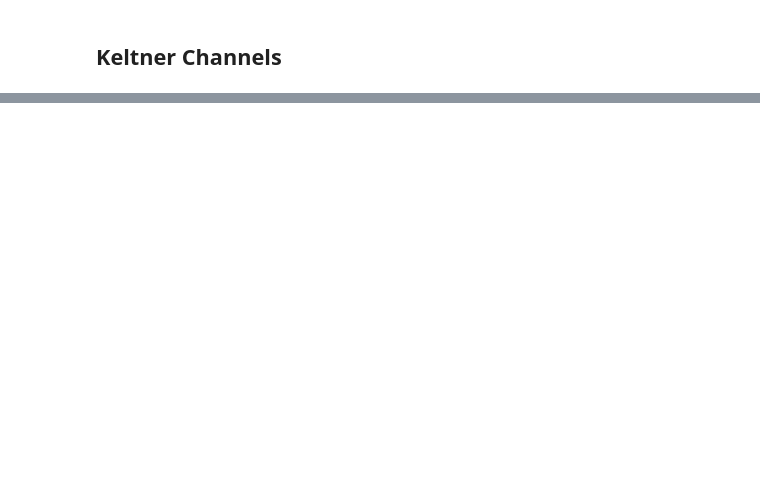
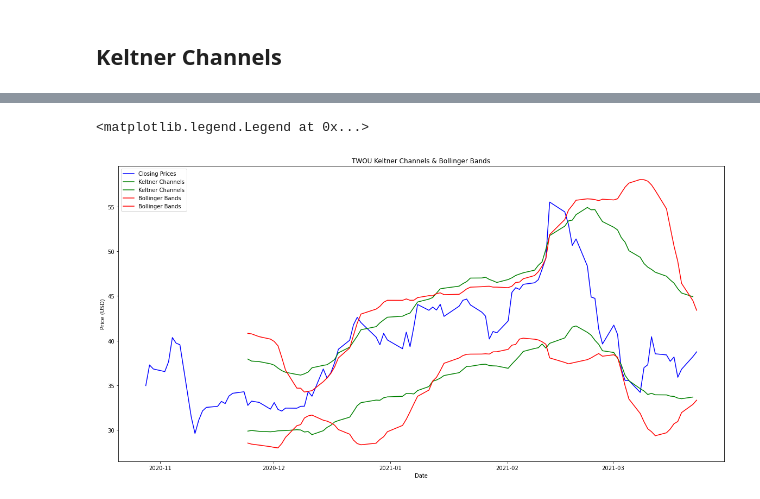
Before and after one commit to jonowens/bookish-fiesta, a Jupyter notebook: analyzer.ipynb, the cells around one changed output, grey strips where cells are left out. Drawn from its saved outputs; the diff is of its cells as text; code cells hidden in the pictures; blank space fills up the shorter version.

Commit message:
Created bollinger band and keltner channel plot.  Cleaned code.

```diff
--- a/analyzer.ipynb
+++ b/analyzer.ipynb
@@ -44,9 +45,5 @@ df_ohlcv = df_ohlcv_original[ticker].copy()
 # %% [markdown]
 ## Bollinger Bands
 # %%
-# Bollinger Band configuration
-bollinger_band_window = 20
-num_standard_deviation = 2
-
 # Generate Bollinger Band data
-df_updated = indicators.bollinger_band_generator(df_ohlcv, bollinger_band_window, num_standard_deviation)
+df_updated = indicators.bollinger_band_generator(df_ohlcv)
@@ -59,4 +51,4 @@ df_updated[['close', 'bb_upper', 'bb_middle', 'bb_lower']].plot(figsize=(20,10),
 ## Keltner Channels
 # %%
 # Generate average true range values
-df = indicators.keltner_channel_generator(df_updated)
+df_updated = indicators.keltner_channel_generator(df_updated)
@@ -72,0 +55,13 @@ df.tail()
+# %%
+#df_updated[['close', 'kc_upper', 'kc_middle', 'kc_lower', 'bb_upper', 'bb_middle', 'bb_lower']].plot(figsize=(20,10), title=f'{ticker} Keltner Channels', xlabel='Date', ylabel='Price (USD)')
+plt.figure(figsize=(20,10))
+plt.title(f'{ticker} Keltner Channels & Bollinger Bands')
+plt.xlabel('Date')
+plt.ylabel('Price (USD)')
+plt.plot(df_updated[['close']], color='b', label='Closing Prices')
+plt.plot(df_updated[['kc_upper', 'kc_lower']], color="g", label='Keltner Channels')
+plt.plot(df_updated[['bb_upper', 'bb_lower']], color="r", label='Bollinger Bands')
+plt.legend(loc='upper left')
+# %% [output]
+<matplotlib.legend.Legend at 0x...>
+[figure, added]
```
Also changed, not shown: parts of 3 cells of this notebook, 1 other file.
